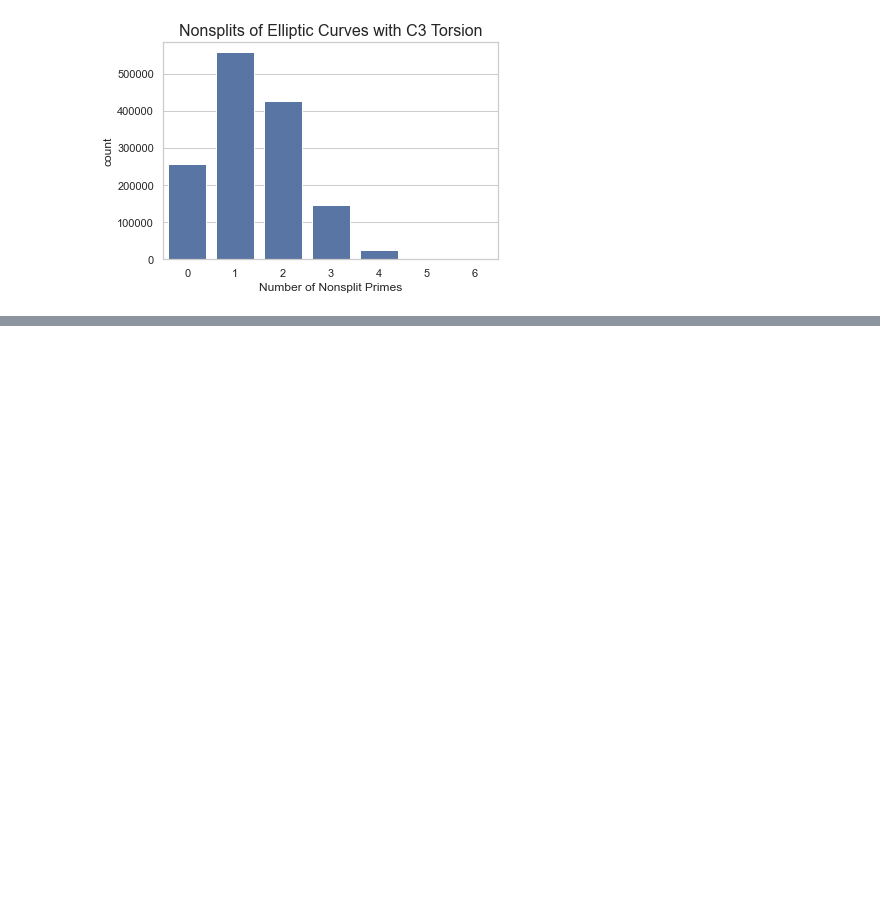
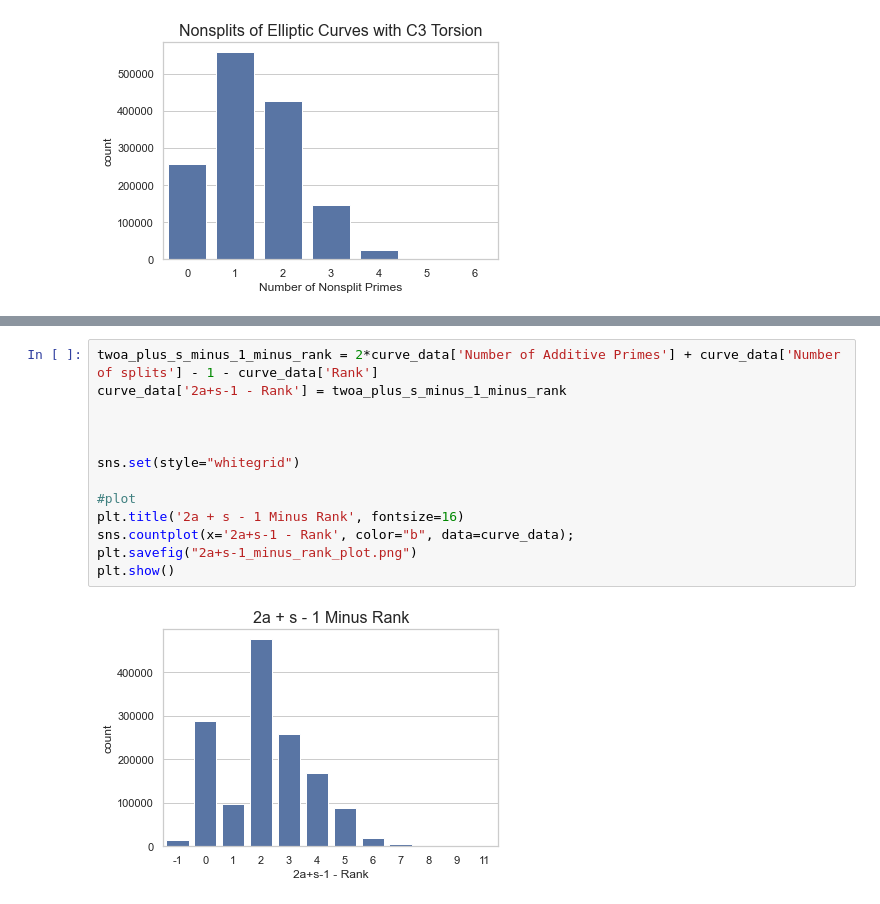
Before and after one commit to sharonsneha/Elliptic-Curve-Data, a Jupyter notebook: Merge Dataframes for All Data.ipynb, the cells around one changed output, grey strips where cells are left out. Drawn from its saved outputs; the diff is of its cells as text; blank space fills up the shorter version.

```diff
--- a/Merge Dataframes for All Data.ipynb
+++ b/Merge Dataframes for All Data.ipynb
@@ -218,0 +360,15 @@ plt.show()
+# %%
+twoa_plus_s_minus_1_minus_rank = 2*curve_data['Number of Additive Primes'] + curve_data['Number of splits'] - 1 - curve_data['Rank']
+curve_data['2a+s-1 - Rank'] = twoa_plus_s_minus_1_minus_rank
+
+
+
+sns.set(style="whitegrid")
+
+#plot
+plt.title('2a + s - 1 Minus Rank', fontsize=16)
+sns.countplot(x='2a+s-1 - Rank', color="b", data=curve_data);
+plt.savefig("2a+s-1_minus_rank_plot.png")
+plt.show()
+# %% [output]
+[figure, added]
```
Also changed, not shown: parts of 18 cells of this notebook.
